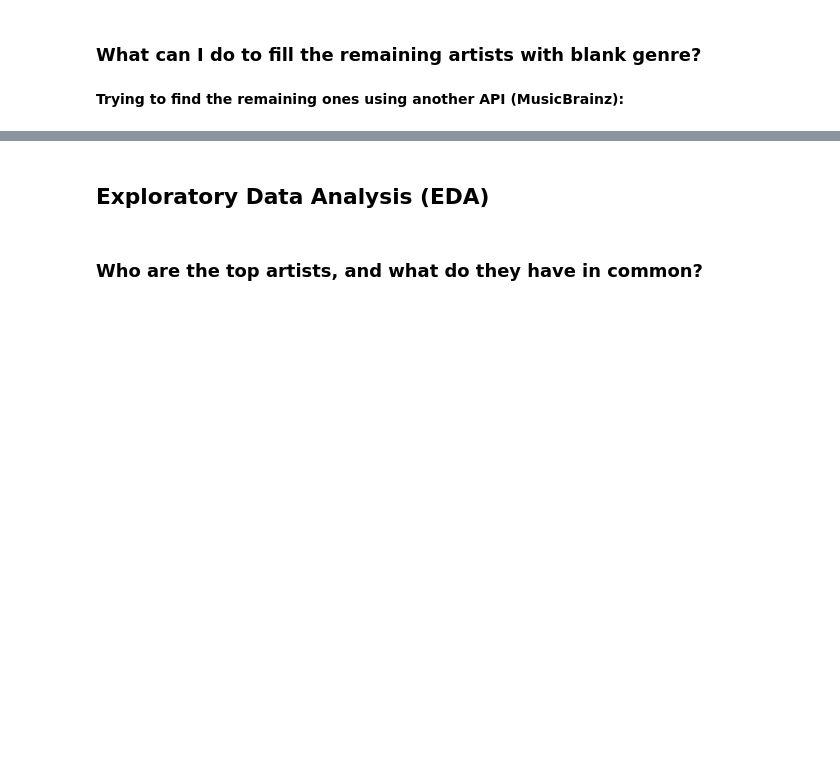
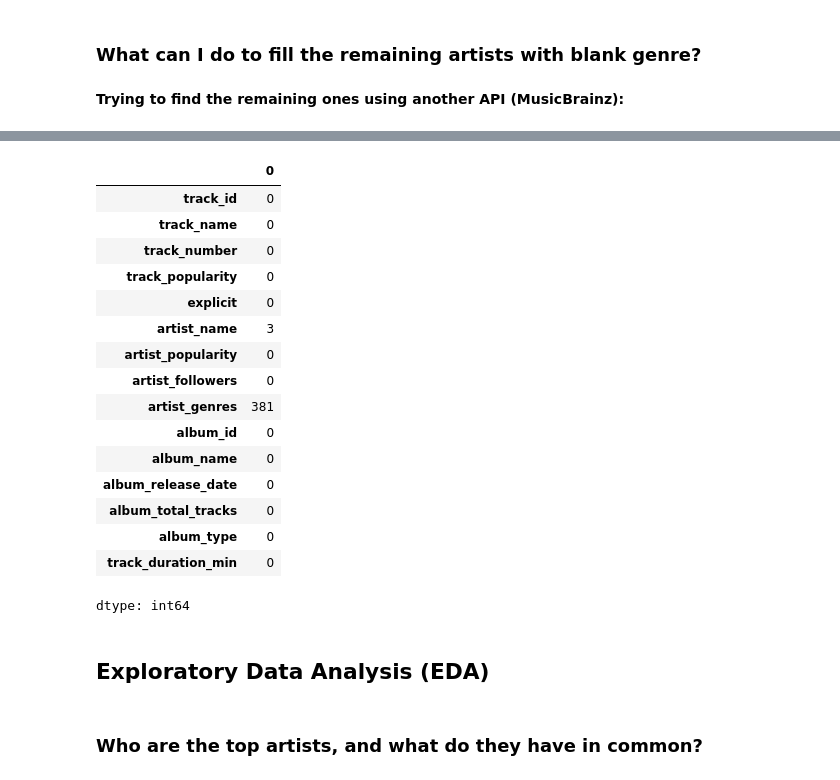
Before and after one commit to prokope/learning-data-science, a Jupyter notebook: eda.ipynb, the cells around one changed output, grey strips where cells are left out. Saved outputs shown, nothing was run; the diff lists cells and outputs as text; code cells hidden in the pictures; blank space fills up the shorter version.

```diff
--- a/eda.ipynb
+++ b/eda.ipynb
@@ -287,5 +252,0 @@ dtype: object
-# %%
-# Filling artists genres in empty (NaN) fields
-df['artist_genres'].fillna(read_artist_genres, inplace=True)
-
-display(df)
@@ -365,0 +279,5 @@ display(artists_without_genre)
+# %%
+artists_without_genre = df[(df['artist_genres'].isna())]['artist_name'].drop_duplicates()
+# %%
+artists_without_genre = artists_without_genre.to_list()
+success = 0
@@ -500,3 +375,26 @@ Successfully read
+# %%
+remaining_artists = pd.Series(remaining_artists)
+df.loc[df['artist_genres'].isna(), 'artist_genres'] = df['artist_name'].map(remaining_artists)
+# %%
+df.isna().sum()
+# %% [output]
+|  | 0 |
+| track_id | 0 |
+| track_name | 0 |
+| track_number | 0 |
+| track_popularity | 0 |
+| explicit | 0 |
+| artist_name | 3 |
+| artist_popularity | 0 |
+| artist_followers | 0 |
+| artist_genres | 381 |
+| album_id | 0 |
+| album_name | 0 |
+| album_release_date | 0 |
+| album_total_tracks | 0 |
+| album_type | 0 |
+| track_duration_min | 0 |
+dtype: int64
 # %% [markdown]
 ## Exploratory Data Analysis (EDA)
 # %% [markdown]
```
Also changed, not shown: parts of 17 cells of this notebook.
